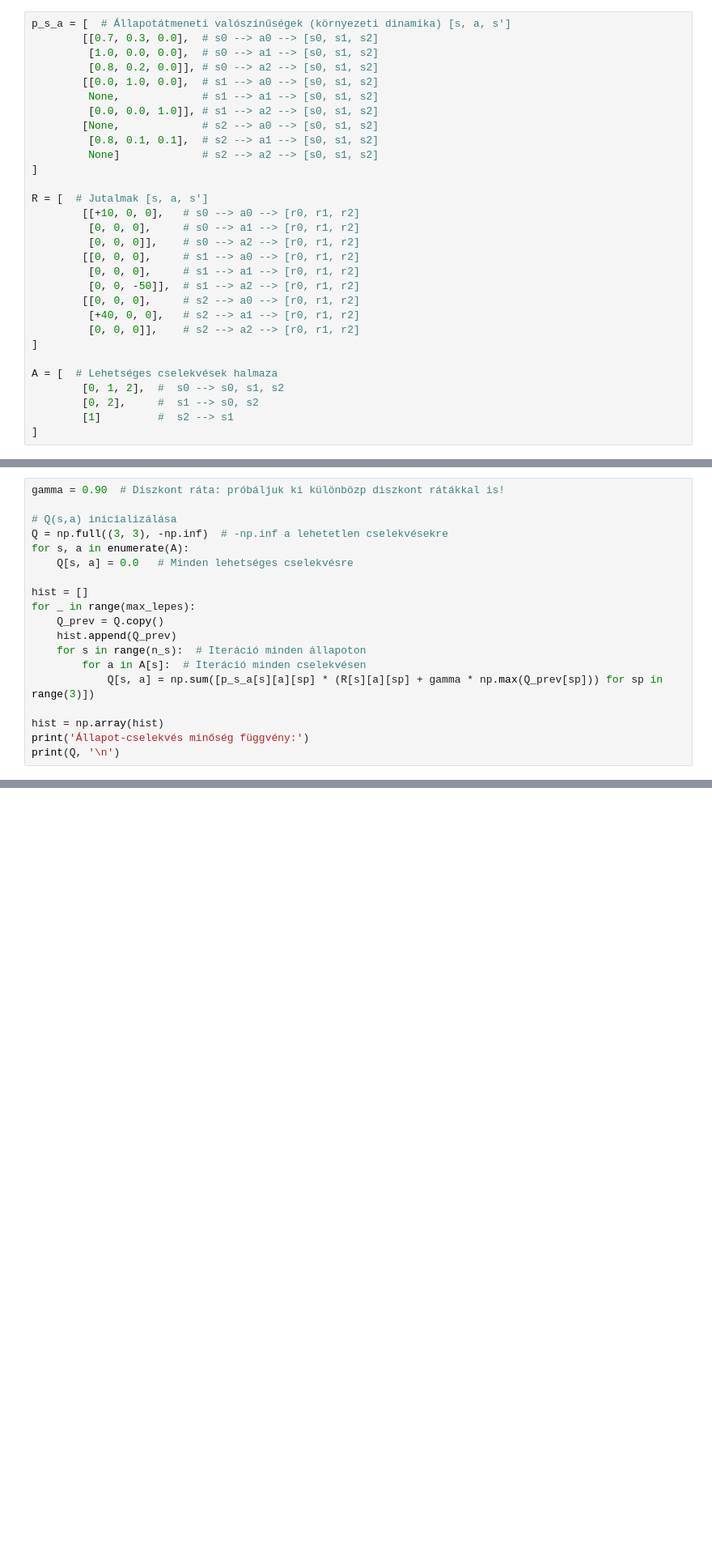
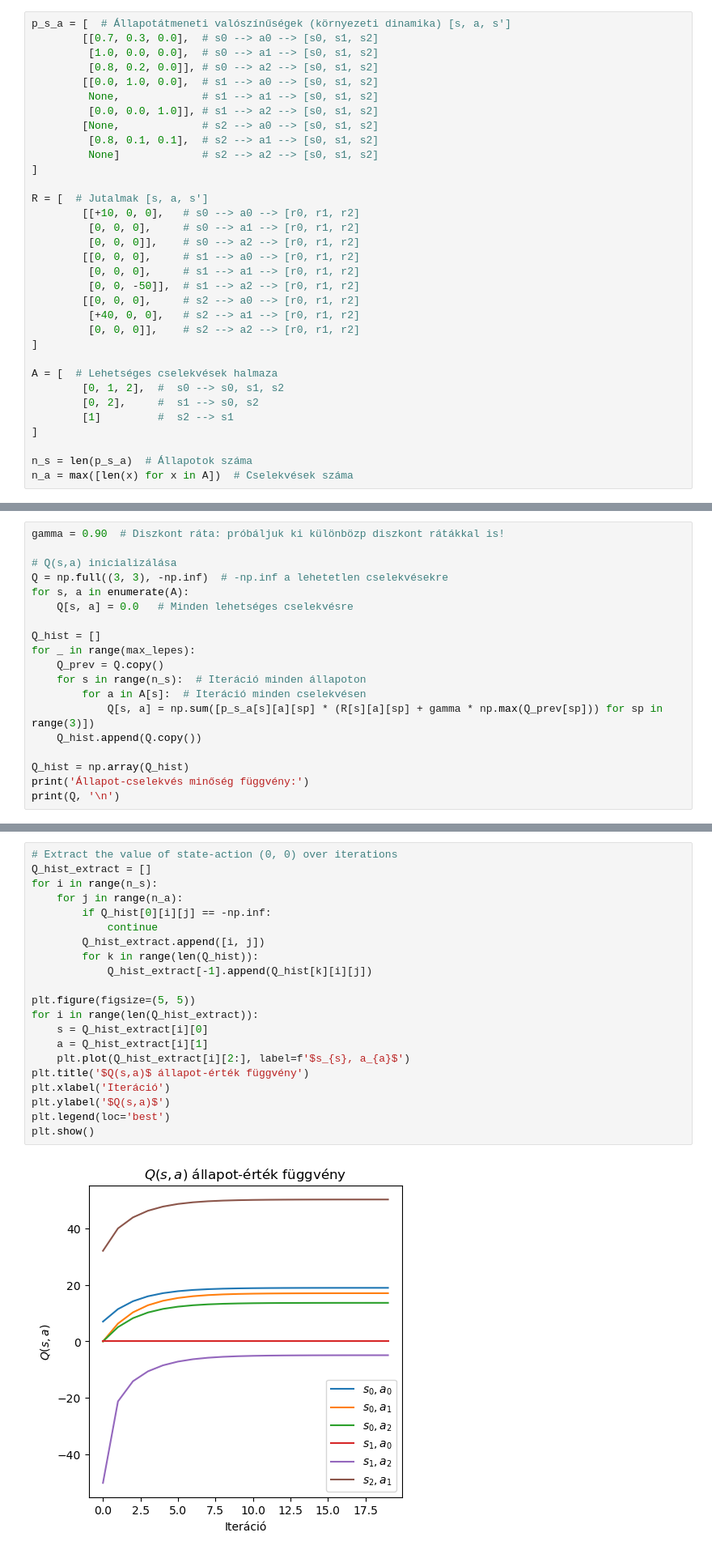
Before and after one commit to basictask/Intelligencia, a Jupyter notebook: 2_reinforcement_learning/code/2_reinforcement_learning.ipynb, the cells around one changed output, grey strips where cells are left out. Shown at 81% size. Cells and saved outputs as stored; diff of their text form; blank space fills up the shorter version.

```diff
--- a/2_reinforcement_learning/code/2_reinforcement_learning.ipynb
+++ b/2_reinforcement_learning/code/2_reinforcement_learning.ipynb
@@ -77,6 +77,9 @@ A = [  # Lehetséges cselekvések halmaza
         [0, 2],     #  s1 --> s0, s2
         [1]         #  s2 --> s1
 ]
+
+n_s = len(p_s_a)  # Állapotok száma
+n_a = max([len(x) for x in A])  # Cselekvések száma
 # %% [markdown]
 # $V(s)$ állapot-érték
 $V_{\pi}(s)=\sum_{a}\pi(a|s)\sum_{s',r}p\left(s',r|s,a\right)\left[r+\gamma v_{\pi}\left(s'\right)\right]$
@@ -113,15 +139,15 @@ Q = np.full((3, 3), -np.inf)  # -np.inf a lehetetlen cselekvésekre
 for s, a in enumerate(A):
     Q[s, a] = 0.0   # Minden lehetséges cselekvésre
 
-hist = []
+Q_hist = []
 for _ in range(max_lepes):
     Q_prev = Q.copy()
-    hist.append(Q_prev)
     for s in range(n_s):  # Iteráció minden állapoton
         for a in A[s]:  # Iteráció minden cselekvésen
             Q[s, a] = np.sum([p_s_a[s][a][sp] * (R[s][a][sp] + gamma * np.max(Q_prev[sp])) for sp in range(3)])
+    Q_hist.append(Q.copy())
 
-hist = np.array(hist)
+Q_hist = np.array(Q_hist)
 print('Állapot-cselekvés minőség függvény:')
 print(Q, '\n')
 # %% [output]
@@ -132,3 +158,26 @@ print(Q, '\n')
+# %%
+# Extract the value of state-action (0, 0) over iterations
+Q_hist_extract = []
+for i in range(n_s):
+    for j in range(n_a):
+        if Q_hist[0][i][j] == -np.inf:
+            continue
+        Q_hist_extract.append([i, j])
+        for k in range(len(Q_hist)):
+            Q_hist_extract[-1].append(Q_hist[k][i][j])
+
+plt.figure(figsize=(5, 5))
+for i in range(len(Q_hist_extract)):
+    s = Q_hist_extract[i][0]
+    a = Q_hist_extract[i][1]
+    plt.plot(Q_hist_extract[i][2:], label=f'$s_{s}, a_{a}$')
+plt.title('$Q(s,a)$ állapot-érték függvény')
+plt.xlabel('Iteráció')
+plt.ylabel('$Q(s,a)$')
+plt.legend(loc='best')
+plt.show()
+# %% [output]
+[figure, added]
 # %% [markdown]
 A MDP esetében az optimális politika, amikor $0.90$-es diszkonttényezőt használ az ügynök az, hogy az $s_0$ állapotban az $a_0$ cselekvést választja, az $s_1$ állapotban az $a_0$ cselekvést választja, és végül az $s_2$ állapotban az $a_1$ cselekvést (az egyetlen lehetséges cselekvést).
 # %% [markdown]
```
Also changed, not shown: parts of 5 cells of this notebook, 4 other files.
